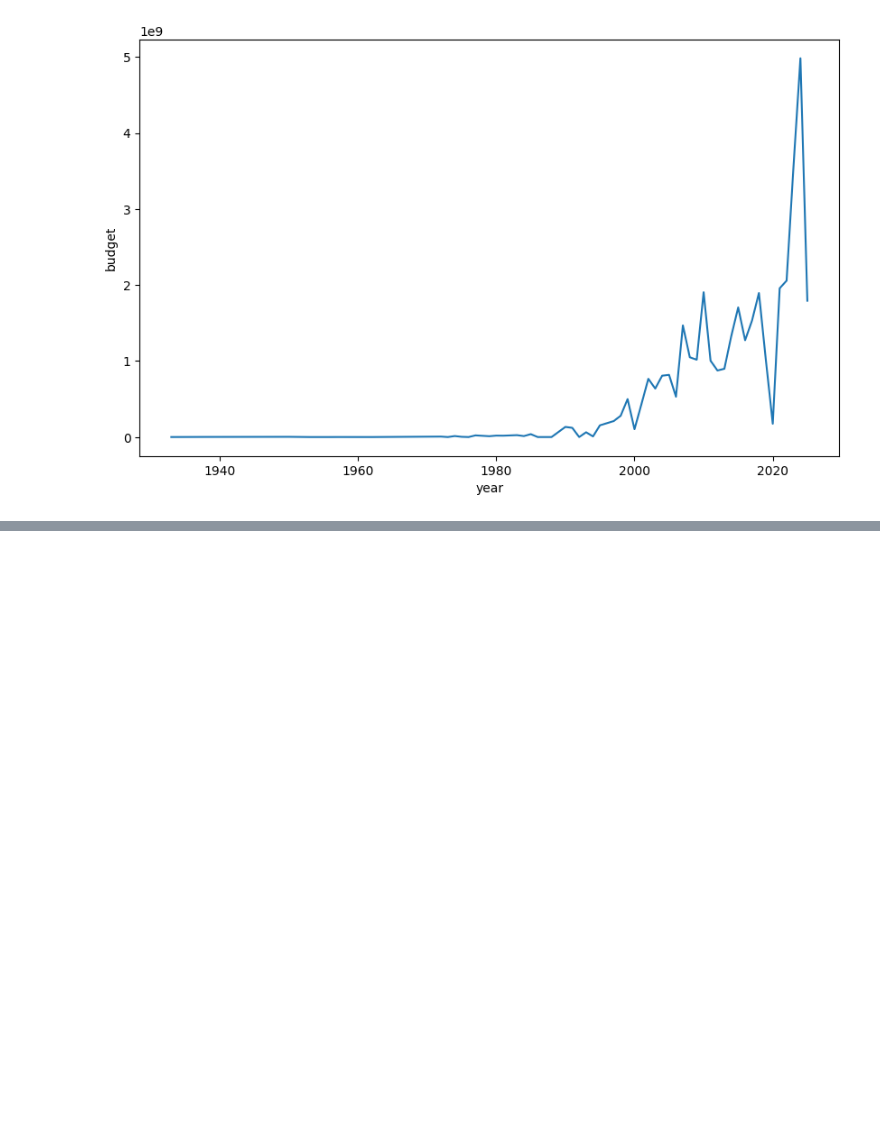
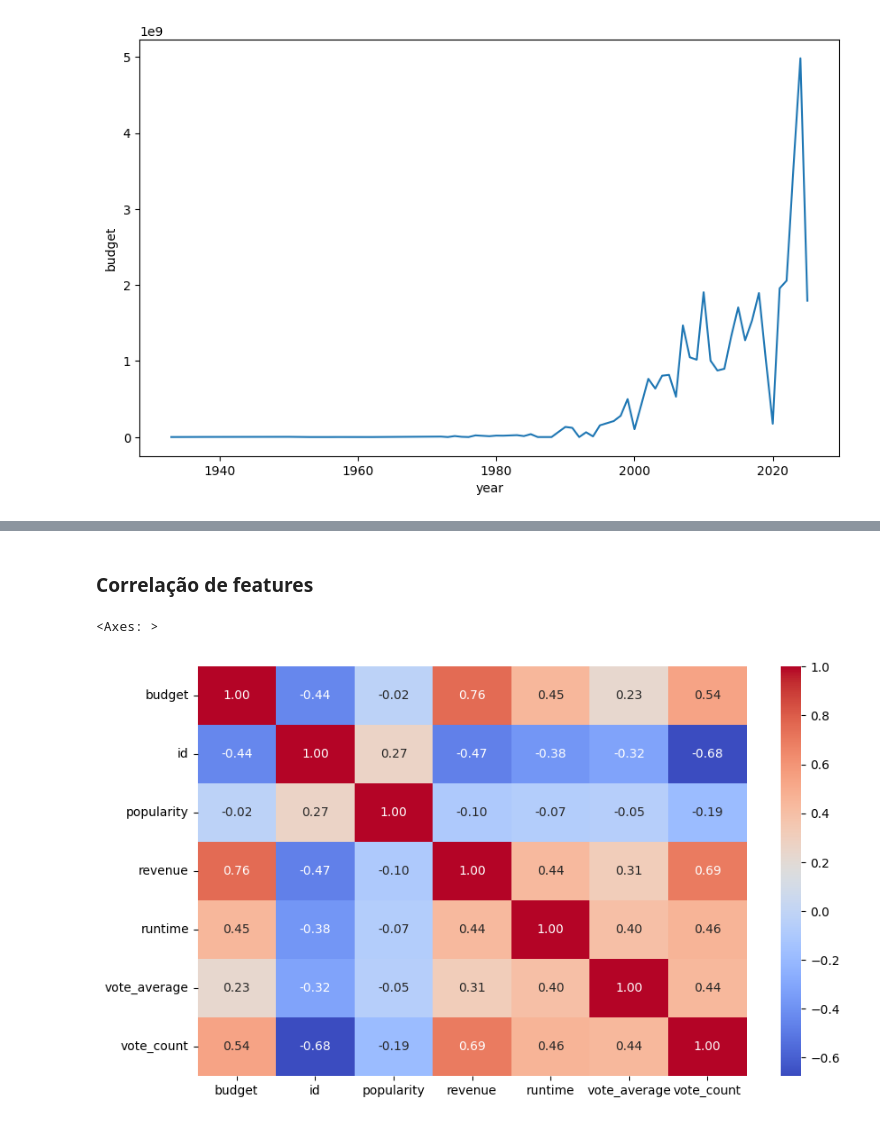
Before and after one commit to LuizGPassos/ted-7-projeto-final, a Jupyter notebook: analysis/exploratory_analysis.ipynb, the cells around one changed output, grey strips where cells are left out. Saved outputs shown, nothing was run; the diff lists cells and outputs as text; code cells hidden in the pictures; blank space fills up the shorter version.

```diff
--- a/analysis/exploratory_analysis.ipynb
+++ b/analysis/exploratory_analysis.ipynb
@@ -126,0 +146,11 @@ sns.lineplot(data=yearly_budget, x="year", y="budget")
+# %% [markdown]
+### Correlação de features
+# %%
+df_numerico = df.select_dtypes(include='number')
+correlation = df_numerico.corr()
+
+plt.figure(figsize=(10, 6))
+sns.heatmap(data=correlation, annot=True, cmap='coolwarm', fmt=".2f")
+# %% [output]
+<Axes: >
+[figure, added]
```
Also changed, not shown: parts of 4 cells of this notebook.
